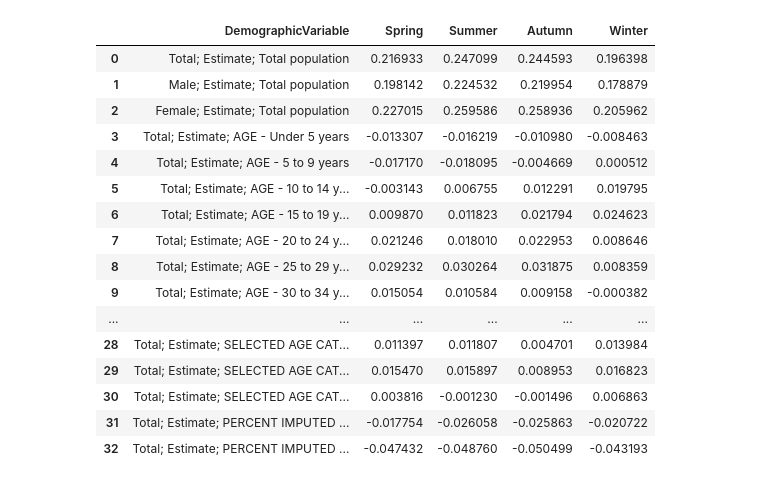
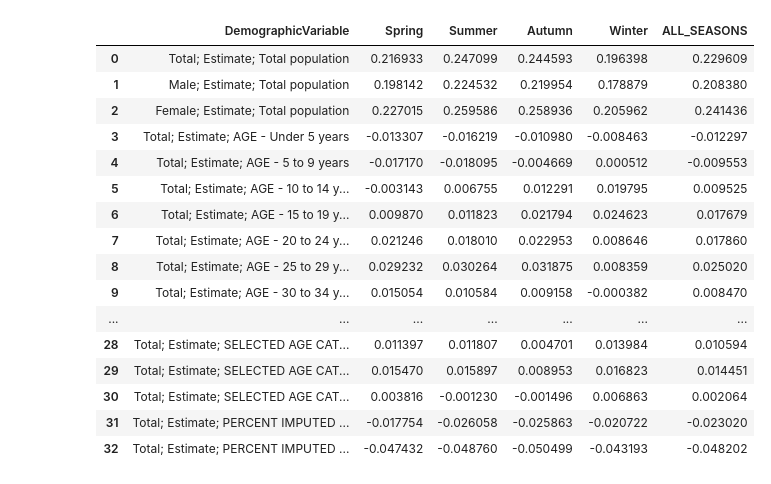
Before and after one commit to mhasan004/GasLeakProject-Merged, a Jupyter notebook: building_correlations.ipynb, the cells around one changed output. Drawn from its saved outputs; the diff is of its cells as text; code cells hidden in the pictures.

Commit message:
added all season corr plot

```diff
--- a/building_correlations.ipynb
+++ b/building_correlations.ipynb
@@ -43,0 +38,8 @@ seasonalDemoDF
+# %%
+# 2) Merge
+outCSVFile = "DataFiles/FDNY/Seasonal2017_2018_Demographics.csv"
+GEOID_COL = "Geoid"
+demoDF = demoDF.rename(columns={"Id2": GEOID_COL})
+mergedDF = pd.merge(seasonalDF, demoDF, on=[GEOID_COL], how='left')
+mergedDF.to_csv(outCSVFile, index=False)
+mergedDF
@@ -43,0 +60,7 @@ seasonalDemoDF
+# %%
+# 3) Get the DATA:
+out2CSVFILE = "DataFiles/FDNY/Seasonal2017_2018_Demographic_Correlation.csv"
+seasonalDemoCSV = "DataFiles/FDNY/Seasonal2017_2018_Demographics.csv"
+seasonalDemoDF = pd.read_csv(seasonalDemoCSV)
+seasonalDemoDF.set_index(GEOID_COL, inplace=True)     # setting index for correlation
+seasonalDemoDF
@@ -70,35 +108,37 @@ corr
 # %%
 # Getting rid of the repeated season rows (they are repeated in the columns):
-seasons = ["Spring","Summer","Autumn","Winter"]
 for i in seasons:
     corr = corr[corr.DemographicVariable != i]
+corr = corr[corr.DemographicVariable != "ALL_SEASONS"]
 
 # Need to delete the repeated columns (they are repeated in the rows)
 delHeader = list(corr.columns)
 for i in range(0, len(seasons)):
     delHeader.remove(seasons[i])
 delHeader.remove("DemographicVariable")
+delHeader.remove("ALL_SEASONS")
+
 for i in range(0, len(delHeader)):
     corr = corr.drop(delHeader[i], axis=1)
 
 corr = corr.reset_index()
 corr = corr.drop(['index'], axis=1)              # i have two indexes, so droping old one
 corr
 # %% [output]
-|  | DemographicVariable | Spring | Summer | Autumn | Winter |
-| 0 | Total; Estimate; Total population | 0.216933 | 0.247099 | 0.244593 | 0.196398 |
-| 1 | Male; Estimate; Total population | 0.198142 | 0.224532 | 0.219954 | 0.178879 |
-| 2 | Female; Estimate; Total population | 0.227015 | 0.259586 | 0.258936 | 0.205962 |
-| 3 | Total; Estimate; AGE - Under 5 years | -0.013307 | -0.016219 | -0.010980 | -0.008463 |
-| 4 | Total; Estimate; AGE - 5 to 9 years | -0.017170 | -0.018095 | -0.004669 | 0.000512 |
-| 5 | Total; Estimate; AGE - 10 to 14 y... | -0.003143 | 0.006755 | 0.012291 | 0.019795 |
-| 6 | Total; Estimate; AGE - 15 to 19 y... | 0.009870 | 0.011823 | 0.021794 | 0.024623 |
-| 7 | Total; Estimate; AGE - 20 to 24 y... | 0.021246 | 0.018010 | 0.022953 | 0.008646 |
-| 8 | Total; Estimate; AGE - 25 to 29 y... | 0.029232 | 0.030264 | 0.031875 | 0.008359 |
-| 9 | Total; Estimate; AGE - 30 to 34 y... | 0.015054 | 0.010584 | 0.009158 | -0.000382 |
-| ... | ... | ... | ... | ... | ... |
-| 28 | Total; Estimate; SELECTED AGE CAT... | 0.011397 | 0.011807 | 0.004701 | 0.013984 |
-| 29 | Total; Estimate; SELECTED AGE CAT... | 0.015470 | 0.015897 | 0.008953 | 0.016823 |
-| 30 | Total; Estimate; SELECTED AGE CAT... | 0.003816 | -0.001230 | -0.001496 | 0.006863 |
-| 31 | Total; Estimate; PERCENT IMPUTED ... | -0.017754 | -0.026058 | -0.025863 | -0.020722 |
-| 32 | Total; Estimate; PERCENT IMPUTED ... | -0.047432 | -0.048760 | -0.050499 | -0.043193 |
+|  | DemographicVariable | Spring | Summer | Autumn | Winter | ALL_SEASONS |
+| 0 | Total; Estimate; Total population | 0.216933 | 0.247099 | 0.244593 | 0.196398 | 0.229609 |
+| 1 | Male; Estimate; Total population | 0.198142 | 0.224532 | 0.219954 | 0.178879 | 0.208380 |
+| 2 | Female; Estimate; Total population | 0.227015 | 0.259586 | 0.258936 | 0.205962 | 0.241436 |
+| 3 | Total; Estimate; AGE - Under 5 years | -0.013307 | -0.016219 | -0.010980 | -0.008463 | -0.012297 |
+| 4 | Total; Estimate; AGE - 5 to 9 years | -0.017170 | -0.018095 | -0.004669 | 0.000512 | -0.009553 |
+| 5 | Total; Estimate; AGE - 10 to 14 y... | -0.003143 | 0.006755 | 0.012291 | 0.019795 | 0.009525 |
+| 6 | Total; Estimate; AGE - 15 to 19 y... | 0.009870 | 0.011823 | 0.021794 | 0.024623 | 0.017679 |
+| 7 | Total; Estimate; AGE - 20 to 24 y... | 0.021246 | 0.018010 | 0.022953 | 0.008646 | 0.017860 |
+| 8 | Total; Estimate; AGE - 25 to 29 y... | 0.029232 | 0.030264 | 0.031875 | 0.008359 | 0.025020 |
+| 9 | Total; Estimate; AGE - 30 to 34 y... | 0.015054 | 0.010584 | 0.009158 | -0.000382 | 0.008470 |
+| ... | ... | ... | ... | ... | ... | ... |
+| 28 | Total; Estimate; SELECTED AGE CAT... | 0.011397 | 0.011807 | 0.004701 | 0.013984 | 0.010594 |
+| 29 | Total; Estimate; SELECTED AGE CAT... | 0.015470 | 0.015897 | 0.008953 | 0.016823 | 0.014451 |
+| 30 | Total; Estimate; SELECTED AGE CAT... | 0.003816 | -0.001230 | -0.001496 | 0.006863 | 0.002064 |
+| 31 | Total; Estimate; PERCENT IMPUTED ... | -0.017754 | -0.026058 | -0.025863 | -0.020722 | -0.023020 |
+| 32 | Total; Estimate; PERCENT IMPUTED ... | -0.047432 | -0.048760 | -0.050499 | -0.043193 | -0.048202 |
```
Also changed, not shown: parts of 11 cells of this notebook, 3 other files.
